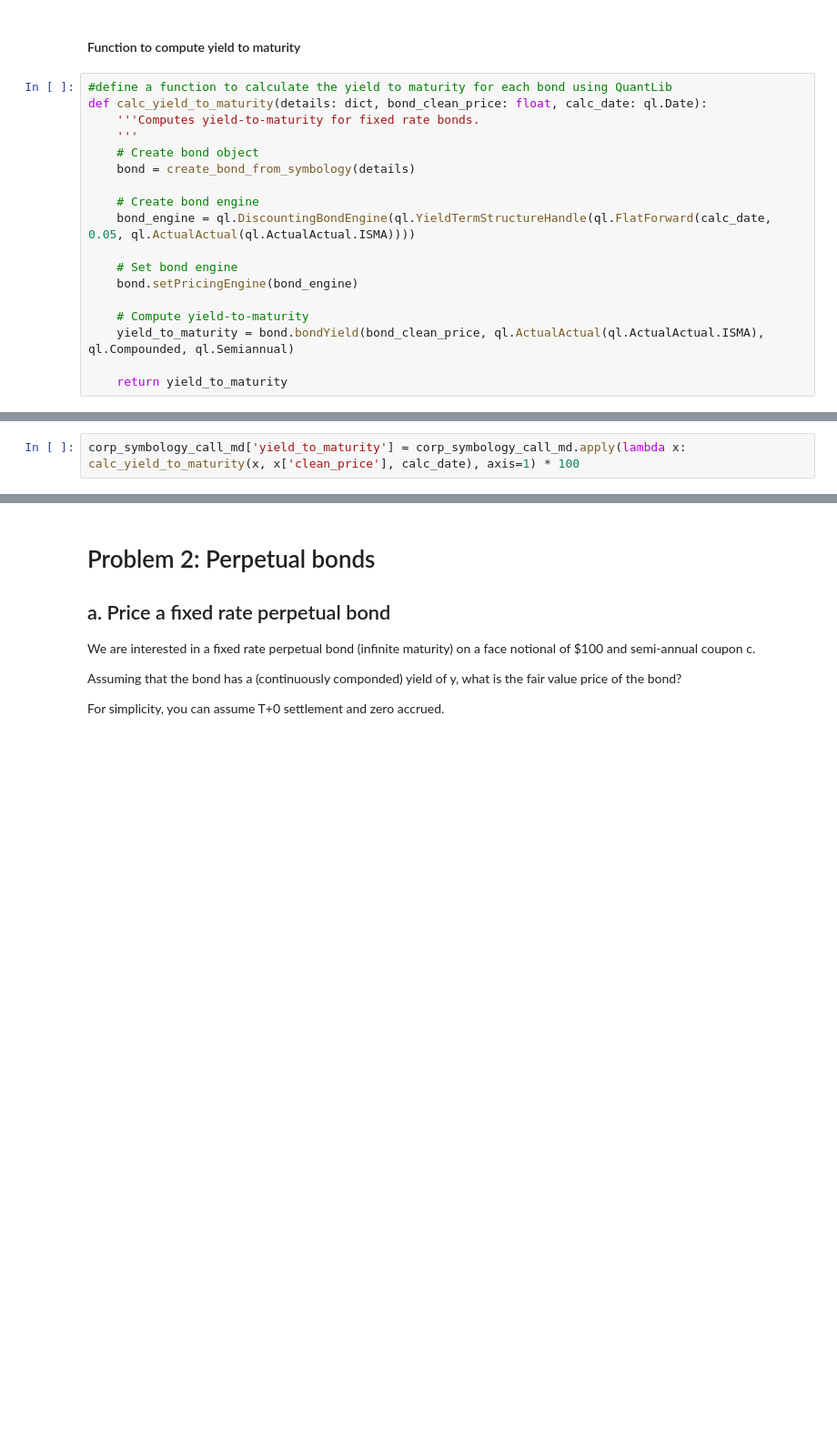
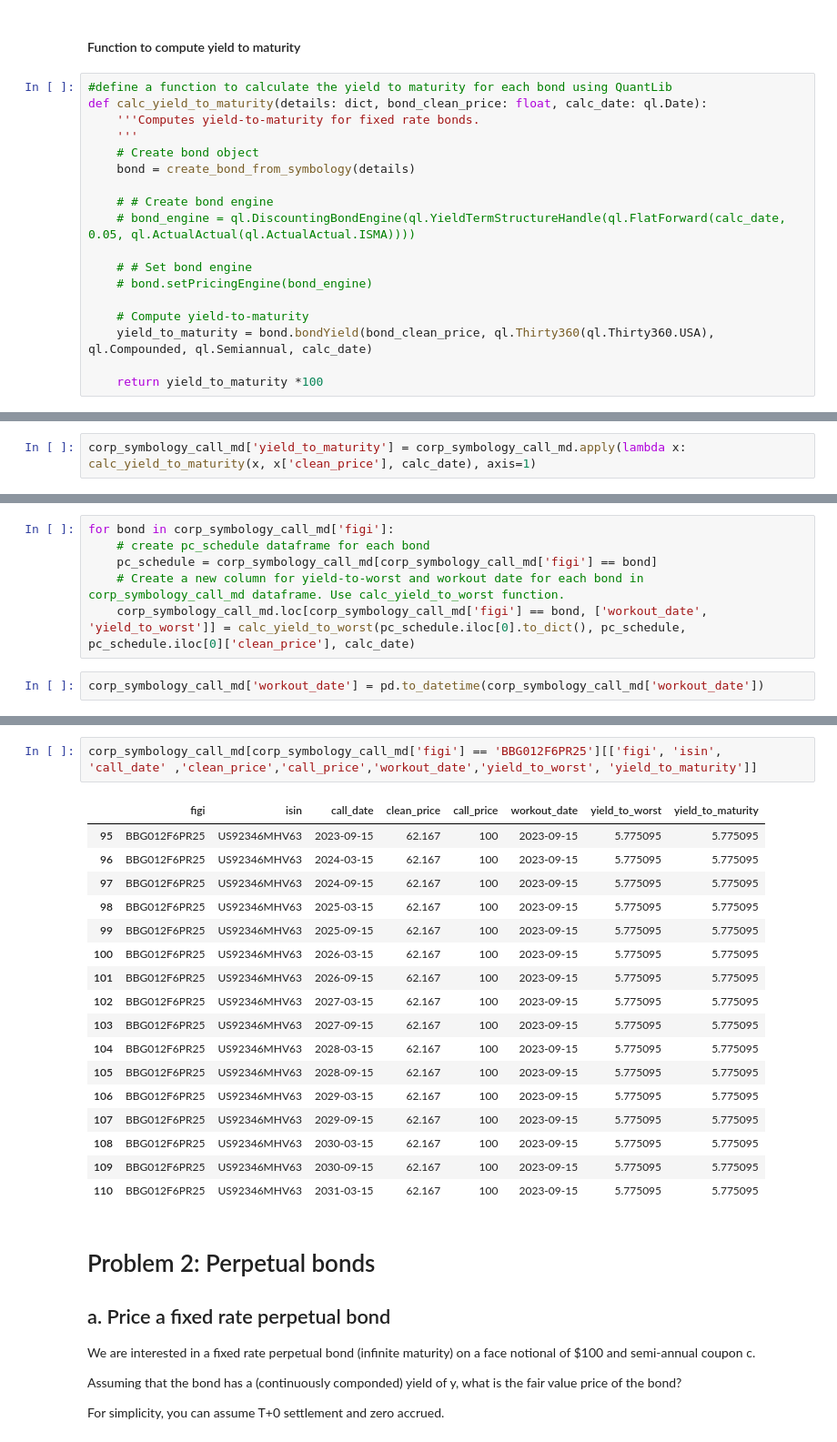
Before and after one commit to alanwake47/FINM-35700-Credit-Markets, a Jupyter notebook: week3/hw3/Homework 3.ipynb, the cells around one changed output, grey strips where cells are left out. Shown: that part at 91% size. Drawn from its saved outputs; the diff is of its cells as text; blank space fills up the shorter version.

```diff
--- a/week3/hw3/Homework 3.ipynb
+++ b/week3/hw3/Homework 3.ipynb
@@ -319,13 +329,13 @@ def calc_yield_to_maturity(details: dict, bond_clean_price: float, calc_date: ql
     # Create bond object
     bond = create_bond_from_symbology(details)
 
-    # Create bond engine
-    bond_engine = ql.DiscountingBondEngine(ql.YieldTermStructureHandle(ql.FlatForward(calc_date, 0.05, ql.ActualActual(ql.ActualActual.ISMA))))
+    # # Create bond engine
+    # bond_engine = ql.DiscountingBondEngine(ql.YieldTermStructureHandle(ql.FlatForward(calc_date, 0.05, ql.ActualActual(ql.ActualActual.ISMA))))
 
-    # Set bond engine
-    bond.setPricingEngine(bond_engine)
+    # # Set bond engine
+    # bond.setPricingEngine(bond_engine)
 
     # Compute yield-to-maturity
-    yield_to_maturity = bond.bondYield(bond_clean_price, ql.ActualActual(ql.ActualActual.ISMA), ql.Compounded, ql.Semiannual)
+    yield_to_maturity = bond.bondYield(bond_clean_price, ql.Thirty360(ql.Thirty360.USA), ql.Compounded, ql.Semiannual, calc_date)
 
-    return yield_to_maturity
+    return yield_to_maturity *100
@@ -332,2 +344,2 @@ def calc_yield_to_maturity(details: dict, bond_clean_price: float, calc_date: ql
 # %%
-corp_symbology_call_md['yield_to_maturity'] = corp_symbology_call_md.apply(lambda x: calc_yield_to_maturity(x, x['clean_price'], calc_date), axis=1) * 100
+corp_symbology_call_md['yield_to_maturity'] = corp_symbology_call_md.apply(lambda x: calc_yield_to_maturity(x, x['clean_price'], calc_date), axis=1)
@@ -349,0 +348,8 @@ corp_symbology_call_md
+# %%
+for bond in corp_symbology_call_md['figi']:
+    # create pc_schedule dataframe for each bond
+    pc_schedule = corp_symbology_call_md[corp_symbology_call_md['figi'] == bond]
+    # Create a new column for yield-to-worst and workout date for each bond in corp_symbology_call_md dataframe. Use calc_yield_to_worst function.
+    corp_symbology_call_md.loc[corp_symbology_call_md['figi'] == bond, ['workout_date', 'yield_to_worst']] = calc_yield_to_worst(pc_schedule.iloc[0].to_dict(), pc_schedule, pc_schedule.iloc[0]['clean_price'], calc_date)
+# %%
+corp_symbology_call_md['workout_date'] = pd.to_datetime(corp_symbology_call_md['workout_date'])
@@ -350,3 +376,23 @@ corp_symbology_call_md
+# %%
+corp_symbology_call_md[corp_symbology_call_md['figi'] == 'BBG012F6PR25'][['figi', 'isin', 'call_date' ,'clean_price','call_price','workout_date','yield_to_worst', 'yield_to_maturity']]
+# %% [output]
+|  | figi | isin | call_date | clean_price | call_price | workout_date | yield_to_worst | yield_to_maturity |
+| 95 | BBG012F6PR25 | US92346MHV63 | 2023-09-15 | 62.167 | 100 | 2023-09-15 | 5.775095 | 5.775095 |
+| 96 | BBG012F6PR25 | US92346MHV63 | 2024-03-15 | 62.167 | 100 | 2023-09-15 | 5.775095 | 5.775095 |
+| 97 | BBG012F6PR25 | US92346MHV63 | 2024-09-15 | 62.167 | 100 | 2023-09-15 | 5.775095 | 5.775095 |
+| 98 | BBG012F6PR25 | US92346MHV63 | 2025-03-15 | 62.167 | 100 | 2023-09-15 | 5.775095 | 5.775095 |
+| 99 | BBG012F6PR25 | US92346MHV63 | 2025-09-15 | 62.167 | 100 | 2023-09-15 | 5.775095 | 5.775095 |
+| 100 | BBG012F6PR25 | US92346MHV63 | 2026-03-15 | 62.167 | 100 | 2023-09-15 | 5.775095 | 5.775095 |
+| 101 | BBG012F6PR25 | US92346MHV63 | 2026-09-15 | 62.167 | 100 | 2023-09-15 | 5.775095 | 5.775095 |
+| 102 | BBG012F6PR25 | US92346MHV63 | 2027-03-15 | 62.167 | 100 | 2023-09-15 | 5.775095 | 5.775095 |
+| 103 | BBG012F6PR25 | US92346MHV63 | 2027-09-15 | 62.167 | 100 | 2023-09-15 | 5.775095 | 5.775095 |
+| 104 | BBG012F6PR25 | US92346MHV63 | 2028-03-15 | 62.167 | 100 | 2023-09-15 | 5.775095 | 5.775095 |
+| 105 | BBG012F6PR25 | US92346MHV63 | 2028-09-15 | 62.167 | 100 | 2023-09-15 | 5.775095 | 5.775095 |
+| 106 | BBG012F6PR25 | US92346MHV63 | 2029-03-15 | 62.167 | 100 | 2023-09-15 | 5.775095 | 5.775095 |
+| 107 | BBG012F6PR25 | US92346MHV63 | 2029-09-15 | 62.167 | 100 | 2023-09-15 | 5.775095 | 5.775095 |
+| 108 | BBG012F6PR25 | US92346MHV63 | 2030-03-15 | 62.167 | 100 | 2023-09-15 | 5.775095 | 5.775095 |
+| 109 | BBG012F6PR25 | US92346MHV63 | 2030-09-15 | 62.167 | 100 | 2023-09-15 | 5.775095 | 5.775095 |
+| 110 | BBG012F6PR25 | US92346MHV63 | 2031-03-15 | 62.167 | 100 | 2023-09-15 | 5.775095 | 5.775095 |
 # %% [markdown]
 # Problem 2: Perpetual bonds
 ## a. Price a fixed rate perpetual bond
```
Also changed, not shown: parts of 35 cells of this notebook, 1 other file.
